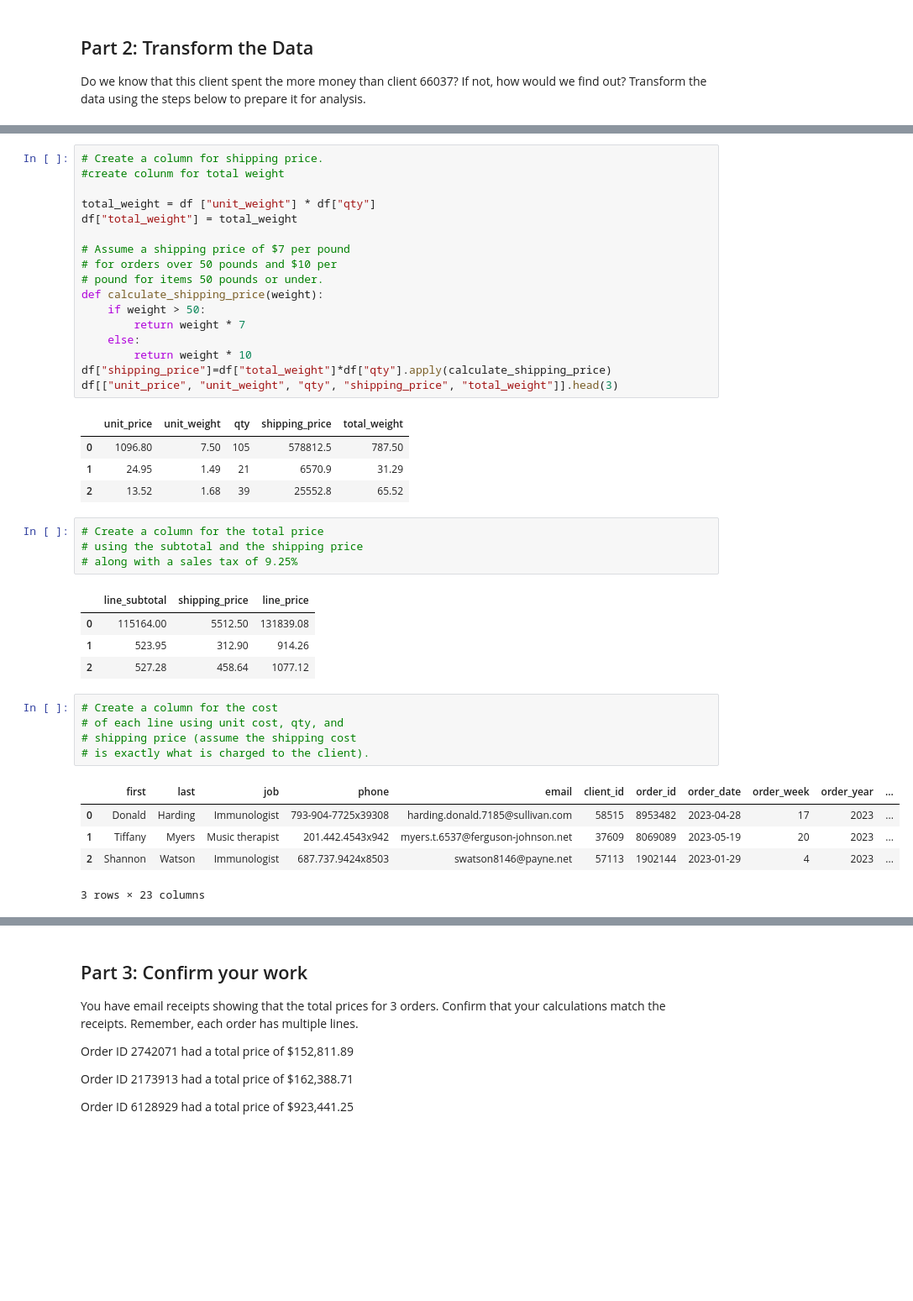
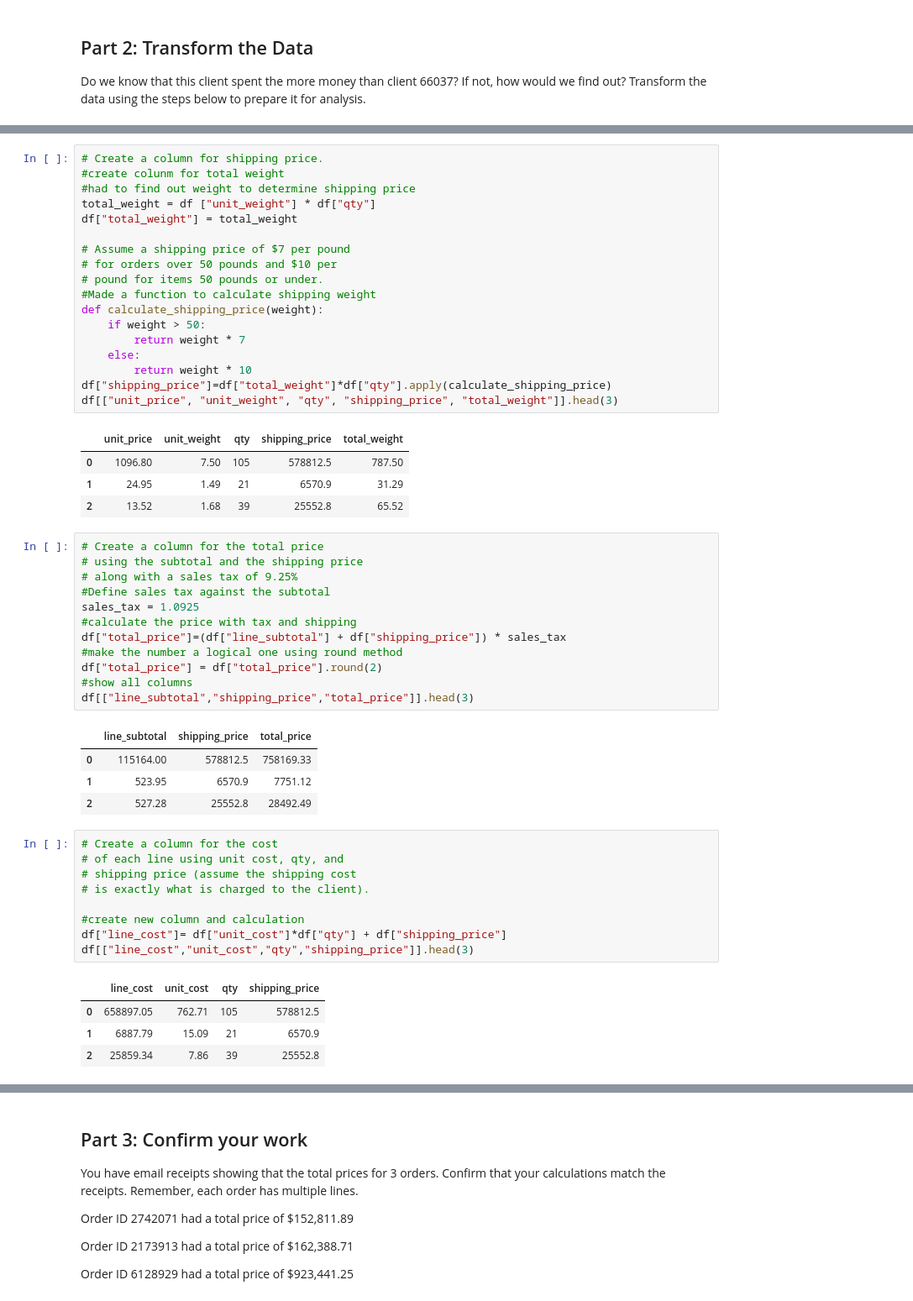
Before and after one commit to sonjabaro/pandas-challenge-1, a Jupyter notebook: module_4_challenge.ipynb, the cells around one changed output, grey strips where cells are left out. Shown at 84% size. Saved outputs shown, nothing was run; the diff lists cells and outputs as text; blank space fills up the shorter version.

Commit message:
continued work on defining functions

```diff
--- a/module_4_challenge.ipynb
+++ b/module_4_challenge.ipynb
@@ -137,13 +155,14 @@ df[["unit_price", "qty", "line_subtotal"]].head(2)
 # %%
 # Create a column for shipping price.
 #create colunm for total weight
-
+#had to find out weight to determine shipping price
 total_weight = df ["unit_weight"] * df["qty"]
 df["total_weight"] = total_weight
 
 # Assume a shipping price of $7 per pound
 # for orders over 50 pounds and $10 per
 # pound for items 50 pounds or under.
+#Made a function to calculate shipping weight
 def calculate_shipping_price(weight):
     if weight > 50:
         return weight * 7
@@ -160,22 +179,33 @@ df[["unit_price", "unit_weight", "qty", "shipping_price", "total_weight"]].head(
 # Create a column for the total price
 # using the subtotal and the shipping price
 # along with a sales tax of 9.25%
+#Define sales tax against the subtotal
+sales_tax = 1.0925
+#calculate the price with tax and shipping
+df["total_price"]=(df["line_subtotal"] + df["shipping_price"]) * sales_tax
+#make the number a logical one using round method
+df["total_price"] = df["total_price"].round(2)
+#show all columns
+df[["line_subtotal","shipping_price","total_price"]].head(3)
 # %% [output]
-|  | line_subtotal | shipping_price | line_price |
-| 0 | 115164.00 | 5512.50 | 131839.08 |
-| 1 | 523.95 | 312.90 | 914.26 |
-| 2 | 527.28 | 458.64 | 1077.12 |
+|  | line_subtotal | shipping_price | total_price |
+| 0 | 115164.00 | 578812.5 | 758169.33 |
+| 1 | 523.95 | 6570.9 | 7751.12 |
+| 2 | 527.28 | 25552.8 | 28492.49 |
 # %%
 # Create a column for the cost
 # of each line using unit cost, qty, and
 # shipping price (assume the shipping cost
 # is exactly what is charged to the client).
+
+#create new column and calculation
+df["line_cost"]= df["unit_cost"]*df["qty"] + df["shipping_price"]
+df[["line_cost","unit_cost","qty","shipping_price"]].head(3)
 # %% [output]
-|  | first | last | job | phone | email | client_id | order_id | order_date | order_week | order_year | ... |
-| 0 | Donald | Harding | Immunologist | 793-904-7725x39308 | harding.donald.7185@sullivan.com | 58515 | 8953482 | 2023-04-28 | 17 | 2023 | ... |
-| 1 | Tiffany | Myers | Music therapist | 201.442.4543x942 | myers.t.6537@ferguson-johnson.net | 37609 | 8069089 | 2023-05-19 | 20 | 2023 | ... |
-| 2 | Shannon | Watson | Immunologist | 687.737.9424x8503 | swatson8146@payne.net | 57113 | 1902144 | 2023-01-29 | 4 | 2023 | ... |
+|  | line_cost | unit_cost | qty | shipping_price |
+| 0 | 658897.05 | 762.71 | 105 | 578812.5 |
+| 1 | 6887.79 | 15.09 | 21 | 6570.9 |
+| 2 | 25859.34 | 7.86 | 39 | 25552.8 |
-3 rows × 23 columns
 # %%
 # Create a column for the profit of
 # each line using line cost and line price
```
Also changed, not shown: parts of 19 cells of this notebook.
